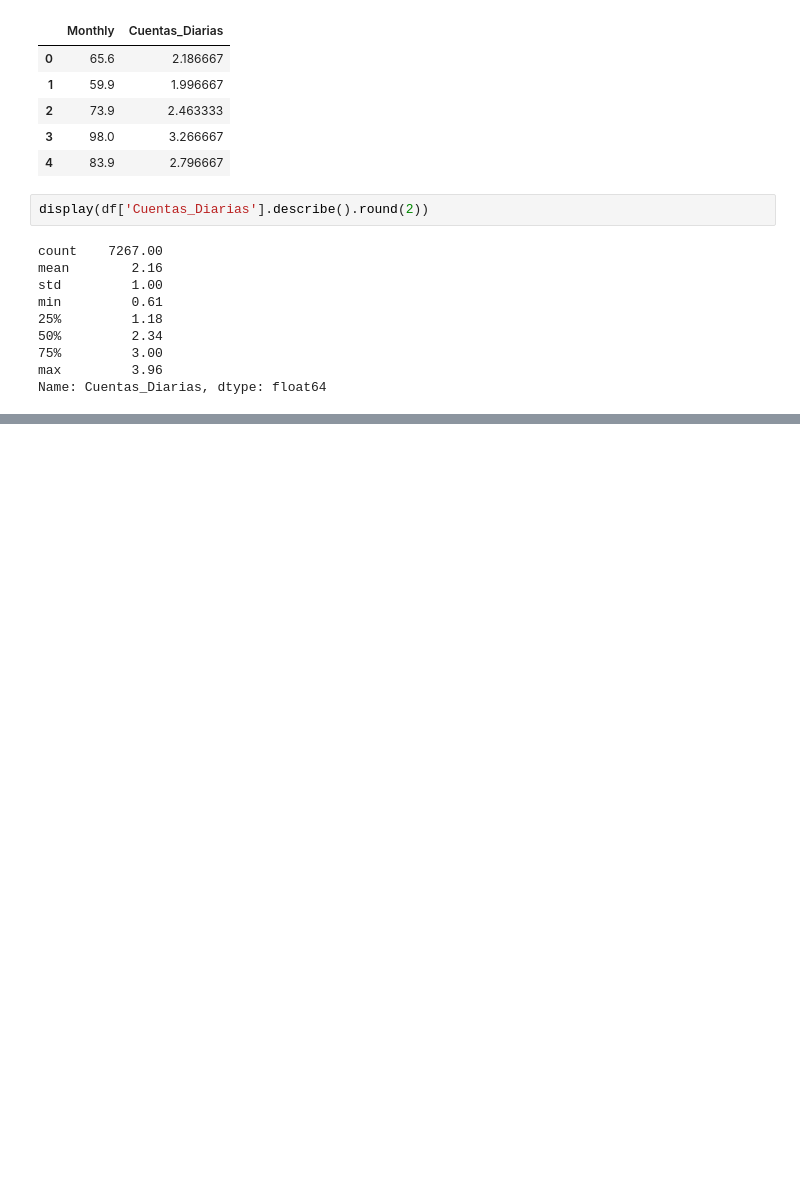
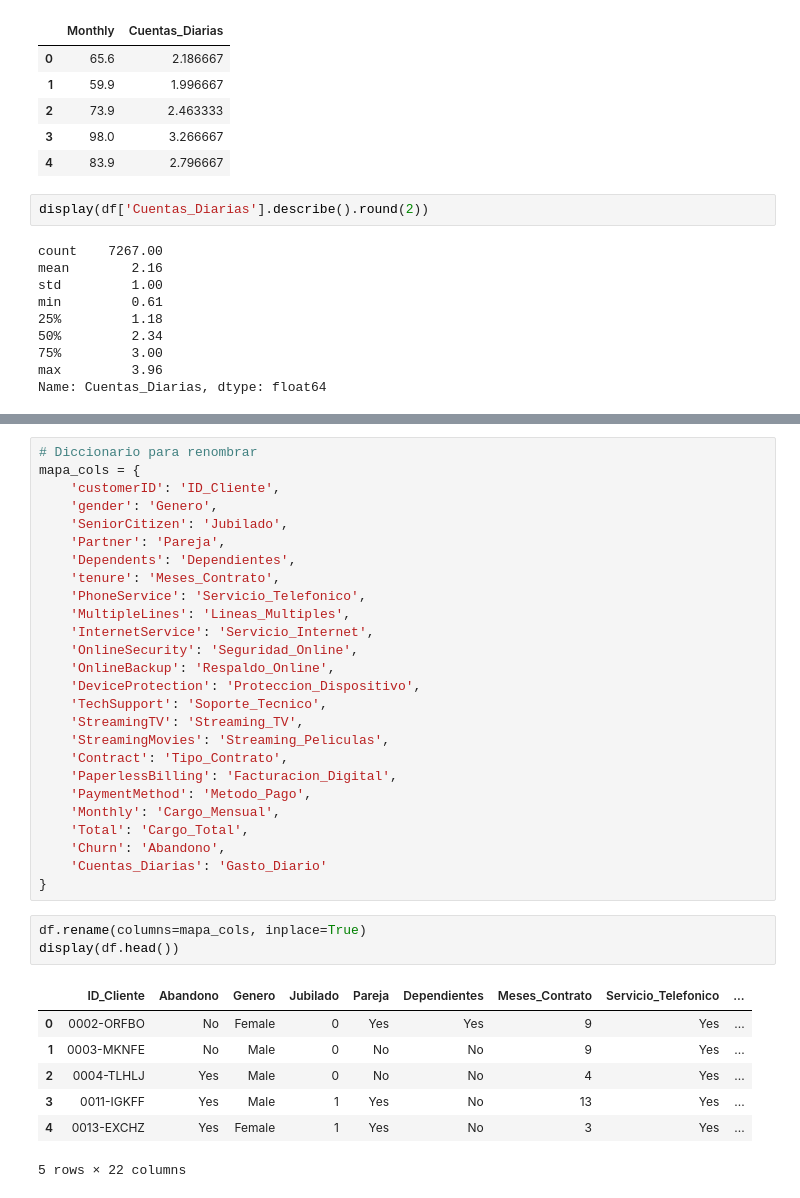
Before and after one commit to LordAguaKate/Telecom, a Jupyter notebook: notebooks/2.0-analisis-exploratorio.ipynb, the cells around one changed output, grey strips where cells are left out. Cells and saved outputs as stored; diff of their text form; blank space fills up the shorter version.

```diff
--- a/notebooks/2.0-analisis-exploratorio.ipynb
+++ b/notebooks/2.0-analisis-exploratorio.ipynb
@@ -203,0 +208,37 @@ Name: Cuentas_Diarias, dtype: float64
+# %%
+# Diccionario para renombrar
+mapa_cols = {
+    'customerID': 'ID_Cliente',
+    'gender': 'Genero',
+    'SeniorCitizen': 'Jubilado',
+    'Partner': 'Pareja',
+    'Dependents': 'Dependientes',
+    'tenure': 'Meses_Contrato',
+    'PhoneService': 'Servicio_Telefonico',
+    'MultipleLines': 'Lineas_Multiples',
+    'InternetService': 'Servicio_Internet',
+    'OnlineSecurity': 'Seguridad_Online',
+    'OnlineBackup': 'Respaldo_Online',
+    'DeviceProtection': 'Proteccion_Dispositivo',
+    'TechSupport': 'Soporte_Tecnico',
+    'StreamingTV': 'Streaming_TV',
+    'StreamingMovies': 'Streaming_Peliculas',
+    'Contract': 'Tipo_Contrato',
+    'PaperlessBilling': 'Facturacion_Digital',
+    'PaymentMethod': 'Metodo_Pago',
+    'Monthly': 'Cargo_Mensual',
+    'Total': 'Cargo_Total',
+    'Churn': 'Abandono',
+    'Cuentas_Diarias': 'Gasto_Diario'
+}
+# %%
+df.rename(columns=mapa_cols, inplace=True)
+display(df.head())
+# %% [output]
+|  | ID_Cliente | Abandono | Genero | Jubilado | Pareja | Dependientes | Meses_Contrato | Servicio_Telefonico | ... |
+| 0 | 0002-ORFBO | No | Female | 0 | Yes | Yes | 9 | Yes | ... |
+| 1 | 0003-MKNFE | No | Male | 0 | No | No | 9 | Yes | ... |
+| 2 | 0004-TLHLJ | Yes | Male | 0 | No | No | 4 | Yes | ... |
+| 3 | 0011-IGKFF | Yes | Male | 1 | Yes | No | 13 | Yes | ... |
+| 4 | 0013-EXCHZ | Yes | Female | 1 | Yes | No | 3 | Yes | ... |
+5 rows × 22 columns
```
Also changed, not shown: parts of 5 cells of this notebook.
